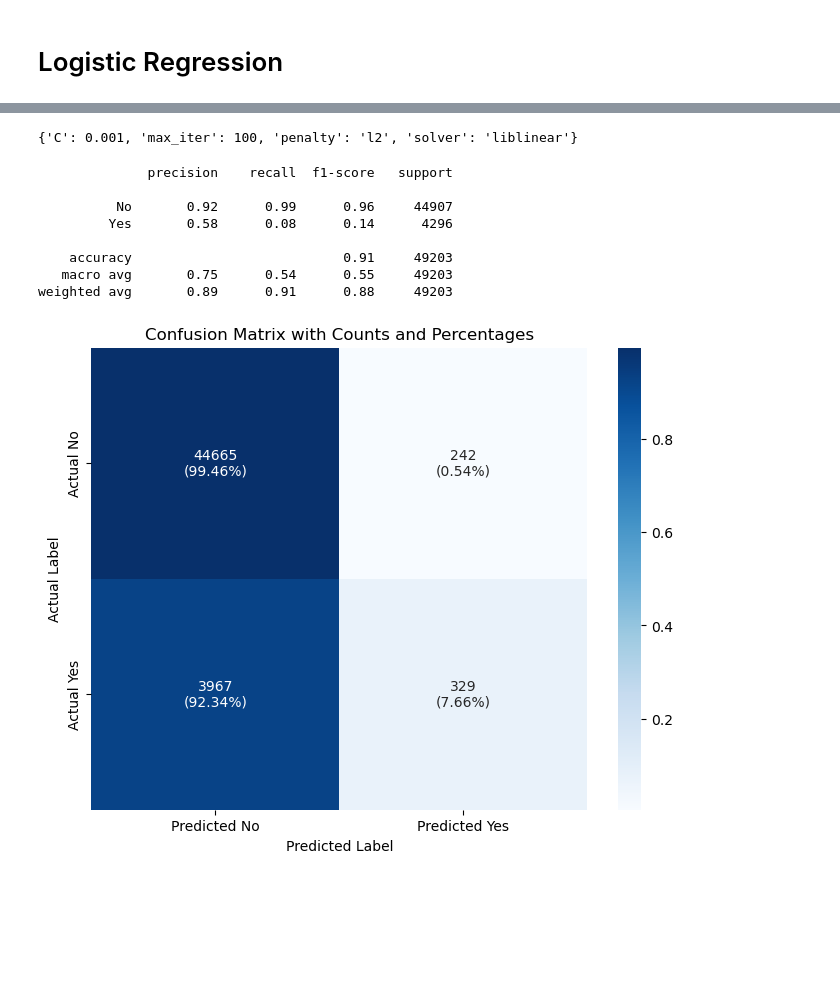
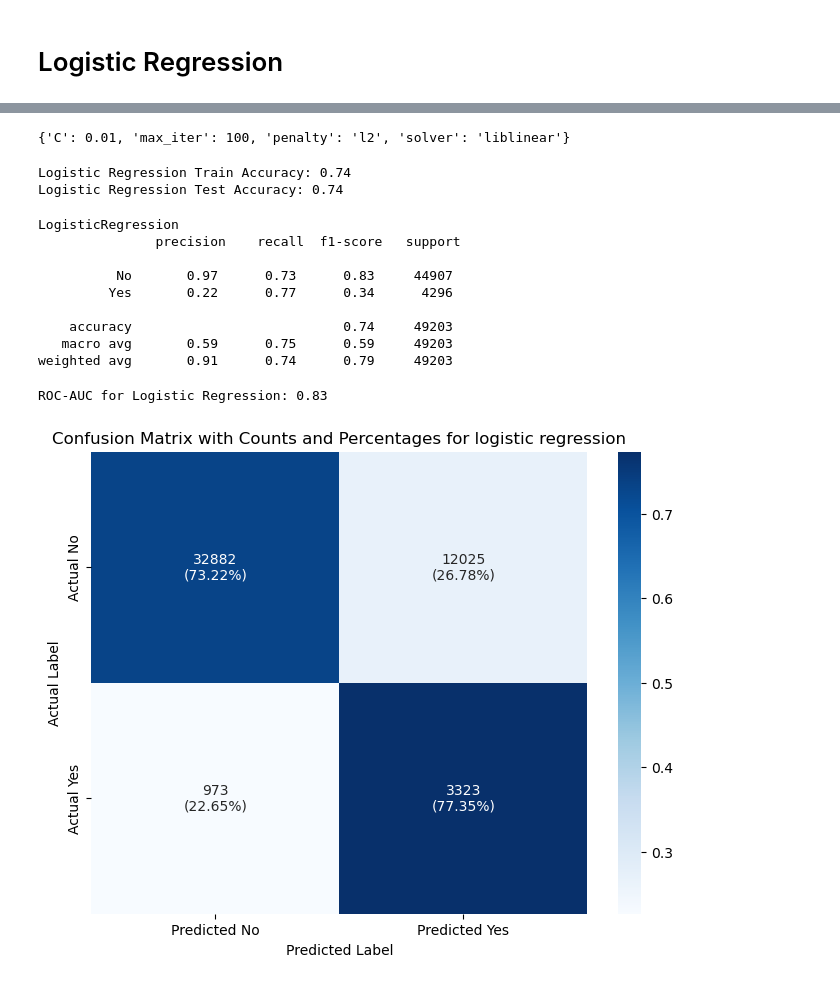
Before and after one commit to jliu3627/Heart_Disease_Project, a Jupyter notebook: yunlong_project.ipynb, the cells around one changed output, grey strips where cells are left out. Cells and saved outputs as stored; diff of their text form; code cells hidden in the pictures; blank space fills up the shorter version.

```diff
--- a/yunlong_project.ipynb
+++ b/yunlong_project.ipynb
@@ -170,7 +179,7 @@ plt.show()
 from sklearn.linear_model import LogisticRegression
 from sklearn.model_selection import GridSearchCV
 # %%
-log_reg = LogisticRegression(random_state=42)
+log_reg = LogisticRegression(random_state=42, class_weight='balanced')
 # %%
 param_grid = {
     'solver': ['liblinear'],
@@ -197,32 +209,51 @@ GridSearchCV(cv=3, estimator=LogisticRegression(random_state=42), n_jobs=-1,
 print(grid_search.best_params_)
 best_log_reg = grid_search.best_estimator_
 # %% [output]
-{'C': 0.001, 'max_iter': 100, 'penalty': 'l2', 'solver': 'liblinear'}
+{'C': 0.01, 'max_iter': 100, 'penalty': 'l2', 'solver': 'liblinear'}
+# %%
+# Logistic Regression training accuracy
+train_accuracy_log_reg = best_log_reg.score(X_train, y_train)
+print(f"Logistic Regression Train Accuracy: {train_accuracy_log_reg:.2f}")
+
+# Logistic Regression testing accuracy
+test_accuracy_log_reg = best_log_reg.score(X_test, y_test)
+print(f"Logistic Regression Test Accuracy: {test_accuracy_log_reg:.2f}")
+# %% [output]
+Logistic Regression Train Accuracy: 0.74
+Logistic Regression Test Accuracy: 0.74
 # %%
 ypred_log_reg = best_log_reg.predict(X_test)
+print("LogisticRegression\n", classification_report(y_test, ypred_log_reg))
+# %% [output]
+LogisticRegression
+               precision    recall  f1-score   support
+
+          No       0.97      0.73      0.83     44907
+         Yes       0.22      0.77      0.34      4296
+
+    accuracy                           0.74     49203
+   macro avg       0.59      0.75      0.59     49203
+weighted avg       0.91      0.74      0.79     49203
-# %%
-print(classification_report(y_test, ypred_log_reg))
-# %% [output]
-              precision    recall  f1-score   support
-
-          No       0.92      0.99      0.96     44907
-         Yes       0.58      0.08      0.14      4296
-
-    accuracy                           0.91     49203
-   macro avg       0.75      0.54      0.55     49203
-weighted avg       0.89      0.91      0.88     49203
+# %%
+# Compute ROC-AUC for Logistic Regression
+yproba_log_reg = best_log_reg.predict_proba(X_test)[:, 1]
+fpr_log, tpr_log, _ = roc_curve(y_test, yproba_log_reg, pos_label='Yes')
+roc_auc_log = auc(fpr_log, tpr_log)
+print(f"ROC-AUC for Logistic Regression: {roc_auc_log:.2f}")
+# %% [output]
+ROC-AUC for Logistic Regression: 0.83
 # %%
 cm = confusion_matrix(y_test, ypred_log_reg)
 cm_normalized = cm.astype('float') / cm.sum(axis=1)[:, np.newaxis]
 
 plt.figure(figsize=(8, 6))
 sns.heatmap(cm_normalized, annot=np.array([[f"{count}\n({percentage:.2%})" for count, percentage in zip(row, normalized_row)] for row, normalized_row in zip(cm, cm_normalized)]),
             fmt='', cmap='Blues', cbar=True,
             xticklabels=['Predicted No', 'Predicted Yes'],
             yticklabels=['Actual No', 'Actual Yes'])
-plt.title("Confusion Matrix with Counts and Percentages")
+plt.title("Confusion Matrix with Counts and Percentages for logistic regression")
 plt.ylabel('Actual Label')
 plt.xlabel('Predicted Label')
 plt.show()
 # %% [output]
-[figure, old version]
+[figure, new version]
```
Also changed, not shown: parts of 12 cells of this notebook.
